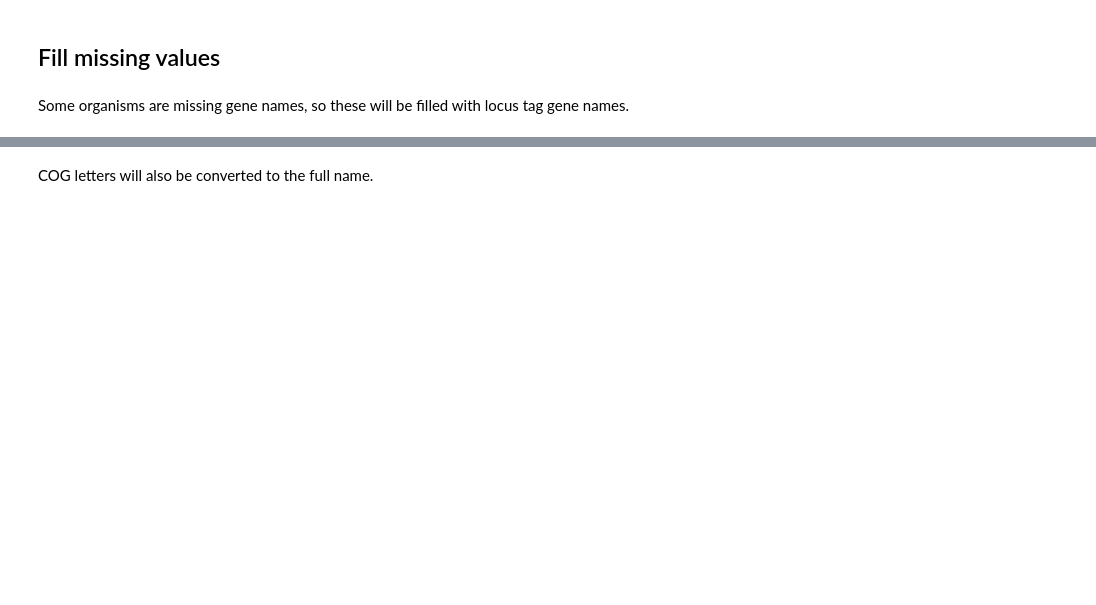
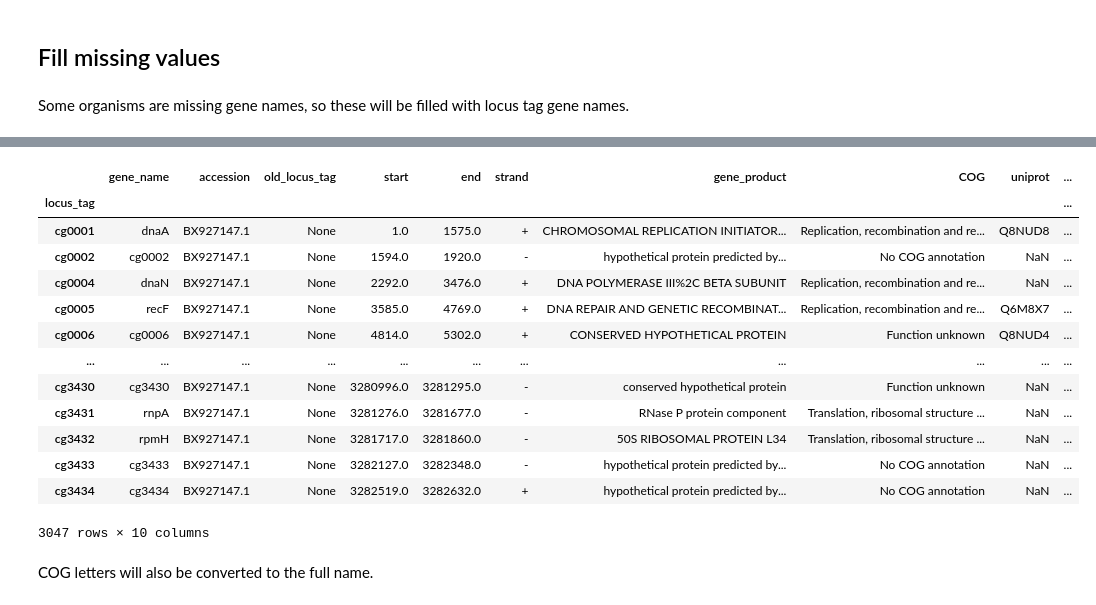
Before and after one commit to XuwenAmyLou/modulome-C_Glutamicum_Microarray_clean, a Jupyter notebook: 7_characterizing_imodulons/1_create_the_gene_table.ipynb, the cells around one changed output, grey strips where cells are left out. Cells and saved outputs as stored; diff of their text form; code cells hidden in the pictures; blank space fills up the shorter version.

```diff
--- a/7_characterizing_imodulons/1_create_the_gene_table.ipynb
+++ b/7_characterizing_imodulons/1_create_the_gene_table.ipynb
@@ -430,0 +479,9 @@ DF_annot.drop('tmp_name',axis=1,inplace=True)
+# %%
+temp = DF_annot.COG.values.tolist()
+temp2 = []
+for i in temp:
+    if i == '-' or i == 'NaN':
+        temp2.append(cog2str('X'))
+    else:
+        temp2.append(cog2str(i))
+DF_annot['COG'] = temp2
@@ -431,2 +506,19 @@ DF_annot.drop('tmp_name',axis=1,inplace=True)
+# %%
+DF_annot
+# %% [output]
+|  | gene_name | accession | old_locus_tag | start | end | strand | gene_product | COG | uniprot | ... |
+| locus_tag |  |  |  |  |  |  |  |  |  | ... |
+| cg0001 | dnaA | BX927147.1 | None | 1.0 | 1575.0 | + | CHROMOSOMAL REPLICATION INITIATOR... | Replication, recombination and re... | Q8NUD8 | ... |
+| cg0002 | cg0002 | BX927147.1 | None | 1594.0 | 1920.0 | - | hypothetical protein predicted by... | No COG annotation | NaN | ... |
+| cg0004 | dnaN | BX927147.1 | None | 2292.0 | 3476.0 | + | DNA POLYMERASE III%2C BETA SUBUNIT | Replication, recombination and re... | NaN | ... |
+| cg0005 | recF | BX927147.1 | None | 3585.0 | 4769.0 | + | DNA REPAIR AND GENETIC RECOMBINAT... | Replication, recombination and re... | Q6M8X7 | ... |
+| cg0006 | cg0006 | BX927147.1 | None | 4814.0 | 5302.0 | + | CONSERVED HYPOTHETICAL PROTEIN | Function unknown | Q8NUD4 | ... |
+| ... | ... | ... | ... | ... | ... | ... | ... | ... | ... | ... |
+| cg3430 | cg3430 | BX927147.1 | None | 3280996.0 | 3281295.0 | - | conserved hypothetical protein | Function unknown | NaN | ... |
+| cg3431 | rnpA | BX927147.1 | None | 3281276.0 | 3281677.0 | - | RNase P protein component | Translation, ribosomal structure ... | NaN | ... |
+| cg3432 | rpmH | BX927147.1 | None | 3281717.0 | 3281860.0 | - | 50S RIBOSOMAL PROTEIN L34 | Translation, ribosomal structure ... | NaN | ... |
+| cg3433 | cg3433 | BX927147.1 | None | 3282127.0 | 3282348.0 | - | hypothetical protein predicted by... | No COG annotation | NaN | ... |
+| cg3434 | cg3434 | BX927147.1 | None | 3282519.0 | 3282632.0 | + | hypothetical protein predicted by... | No COG annotation | NaN | ... |
+3047 rows × 10 columns
 # %% [markdown]
  COG letters will also be converted to the full name.
```
Also changed, not shown: parts of 22 cells of this notebook, 6 other files.
